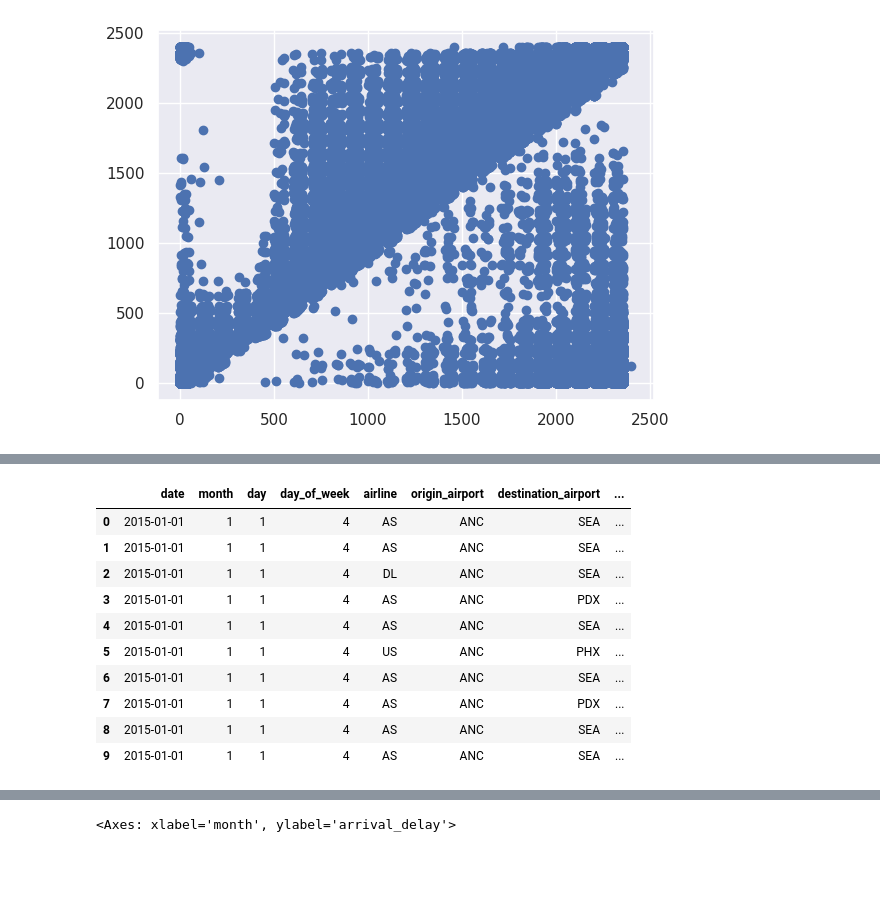
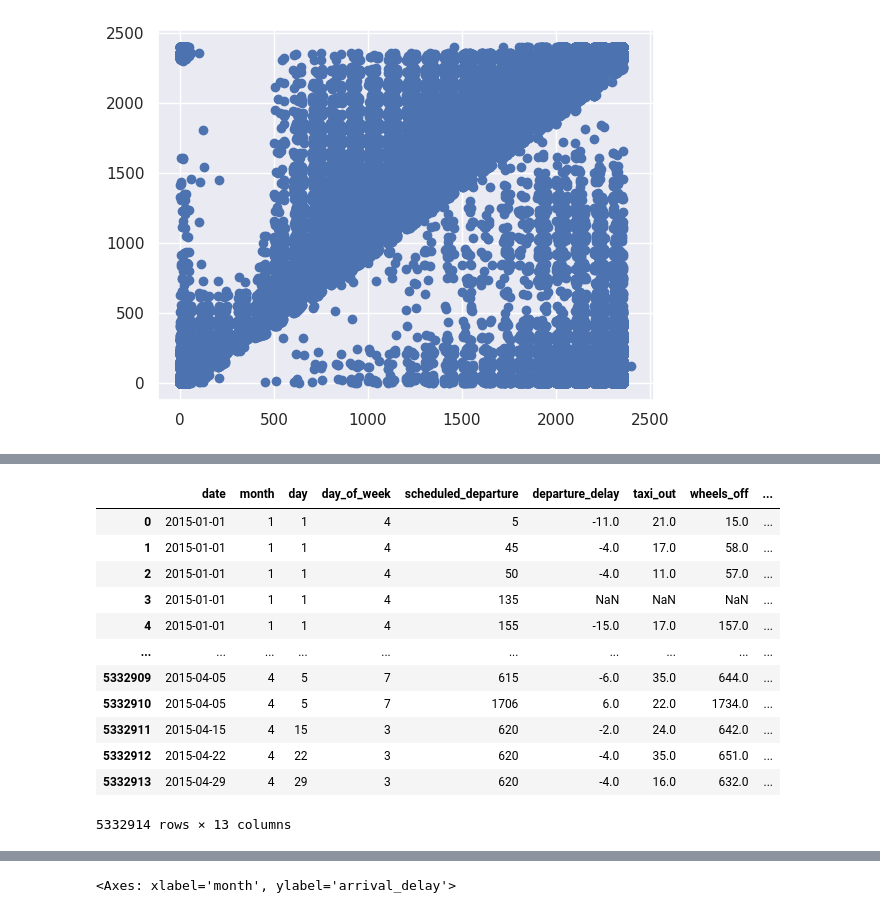
Before and after one commit to lukaszek358/SDA, a Jupyter notebook: projekt_końcowy.ipynb, the cells around one changed output, grey strips where cells are left out. Saved outputs shown, nothing was run; the diff lists cells and outputs as text; code cells hidden in the pictures; blank space fills up the shorter version.

```diff
--- a/projekt_końcowy.ipynb
+++ b/projekt_końcowy.ipynb
@@ -16,0 +14,4 @@ airports = pd.read_csv('airports.csv')
+# %%
+airlines = pd.read_csv('/content/drive/MyDrive/airlines.csv')
+airports = pd.read_csv('/content/drive/MyDrive/airports.csv')
+flights = pd.read_csv('/content/drive/MyDrive/flights.csv')
@@ -43,4 +60,5 @@ flights
 # %%
 merged_flights = pd.merge(flights, airports, left_on= 'ORIGIN_AIRPORT', right_on = 'IATA_CODE')
+merged_flights = pd.merge(merged_flights, airlines, left_on= 'AIRLINE', right_on = 'IATA_CODE')
 merged_flights.head()
 # %% [output]
@@ -74,15 +110,17 @@ plt.scatter(x = raw_flights.scheduled_arrival, y = raw_flights.arrival_time)
 # %%
-raw_flights = raw_flights.drop(['year', 'flight_number', 'tail_number', 'taxi_in', 'wheels_on', 'elapsed_time', 'diverted', 'air_time', 'cancelled', 'cancellation_reason', 'air_system_delay','security_delay', 'airline_delay', 'late_aircraft_delay', 'weather_delay', 'departure_time', 'arrival_time', 'iata_code', 'airport', 'city', 'state', 'country', 'latitude', 'longitude' ], axis=1)
-raw_flights.head(10)
+raw_flights = raw_flights.drop(['year', 'airline_x', 'flight_number', 'tail_number', 'origin_airport', 'destination_airport', 'taxi_in', 'wheels_on', 'elapsed_time', 'diverted', 'air_time', 'cancelled', 'cancellation_reason', 'air_system_delay','security_delay', 'airline_delay', 'late_aircraft_delay', 'weather_delay', 'departure_time', 'arrival_time', 'iata_code_x', 'airport', 'city', 'state', 'country', 'latitude', 'longitude', 'iata_code_y' ], axis=1)
+raw_flights
 # %% [output]
-|  | date | month | day | day_of_week | airline | origin_airport | destination_airport | ... |
-| 0 | 2015-01-01 | 1 | 1 | 4 | AS | ANC | SEA | ... |
-| 1 | 2015-01-01 | 1 | 1 | 4 | AS | ANC | SEA | ... |
-| 2 | 2015-01-01 | 1 | 1 | 4 | DL | ANC | SEA | ... |
-| 3 | 2015-01-01 | 1 | 1 | 4 | AS | ANC | PDX | ... |
-| 4 | 2015-01-01 | 1 | 1 | 4 | AS | ANC | SEA | ... |
-| 5 | 2015-01-01 | 1 | 1 | 4 | US | ANC | PHX | ... |
-| 6 | 2015-01-01 | 1 | 1 | 4 | AS | ANC | SEA | ... |
-| 7 | 2015-01-01 | 1 | 1 | 4 | AS | ANC | PDX | ... |
-| 8 | 2015-01-01 | 1 | 1 | 4 | AS | ANC | SEA | ... |
-| 9 | 2015-01-01 | 1 | 1 | 4 | AS | ANC | SEA | ... |
+|  | date | month | day | day_of_week | scheduled_departure | departure_delay | taxi_out | wheels_off | ... |
+| 0 | 2015-01-01 | 1 | 1 | 4 | 5 | -11.0 | 21.0 | 15.0 | ... |
+| 1 | 2015-01-01 | 1 | 1 | 4 | 45 | -4.0 | 17.0 | 58.0 | ... |
+| 2 | 2015-01-01 | 1 | 1 | 4 | 50 | -4.0 | 11.0 | 57.0 | ... |
+| 3 | 2015-01-01 | 1 | 1 | 4 | 135 | NaN | NaN | NaN | ... |
+| 4 | 2015-01-01 | 1 | 1 | 4 | 155 | -15.0 | 17.0 | 157.0 | ... |
+| ... | ... | ... | ... | ... | ... | ... | ... | ... | ... |
+| 5332909 | 2015-04-05 | 4 | 5 | 7 | 615 | -6.0 | 35.0 | 644.0 | ... |
+| 5332910 | 2015-04-05 | 4 | 5 | 7 | 1706 | 6.0 | 22.0 | 1734.0 | ... |
+| 5332911 | 2015-04-15 | 4 | 15 | 3 | 620 | -2.0 | 24.0 | 642.0 | ... |
+| 5332912 | 2015-04-22 | 4 | 22 | 3 | 620 | -4.0 | 35.0 | 651.0 | ... |
+| 5332913 | 2015-04-29 | 4 | 29 | 3 | 620 | -4.0 | 16.0 | 632.0 | ... |
+5332914 rows × 13 columns
```
Also changed, not shown: parts of 43 cells of this notebook.
